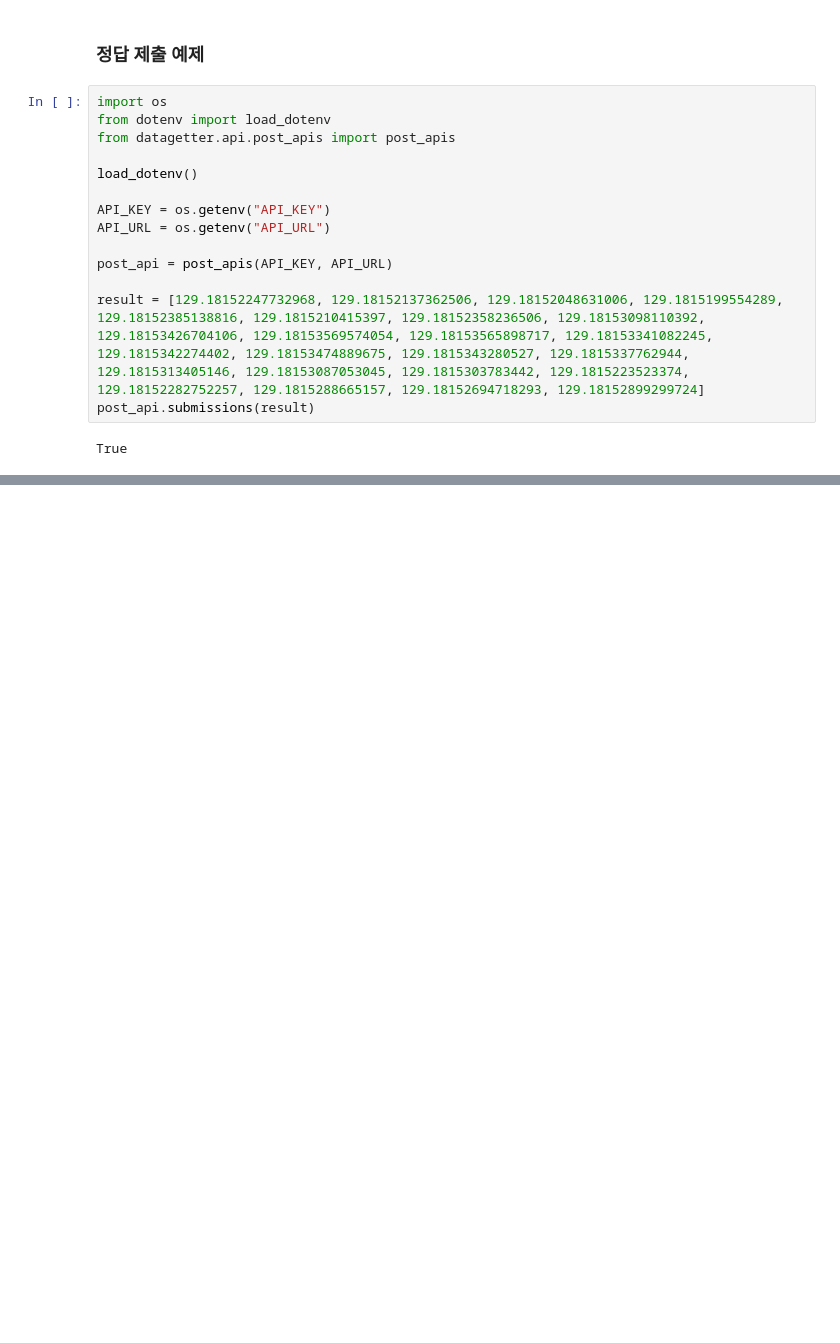
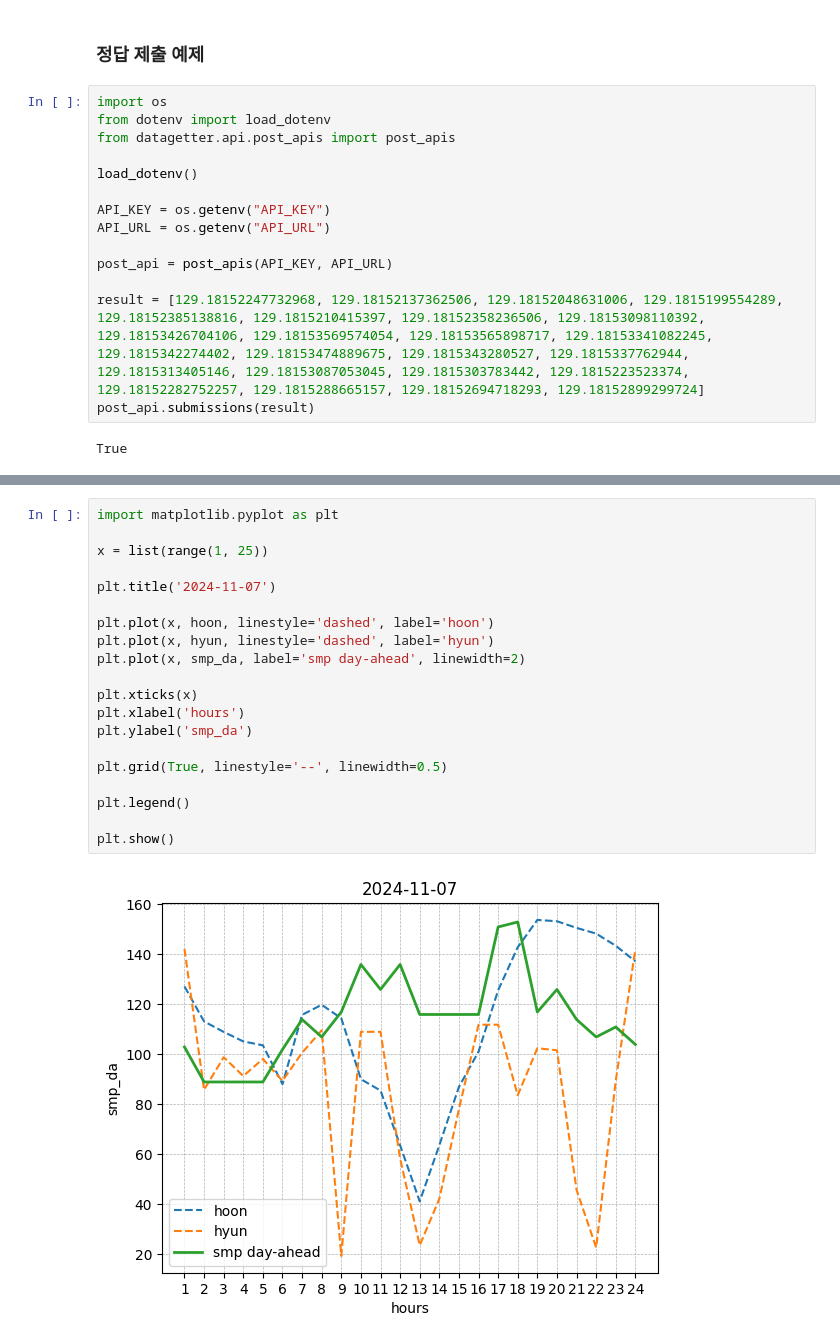
Before and after one commit to bluelemon61/24-OIBC-WolgoksTears, a Jupyter notebook: datagetter_example.ipynb, the cells around one changed output, grey strips where cells are left out. Saved outputs shown, nothing was run; the diff lists cells and outputs as text; blank space fills up the shorter version.

```diff
--- a/datagetter_example.ipynb
+++ b/datagetter_example.ipynb
@@ -27,0 +49,22 @@ True
+# %%
+import matplotlib.pyplot as plt
+
+x = list(range(1, 25))
+
+plt.title('2024-11-07')
+
+plt.plot(x, hoon, linestyle='dashed', label='hoon')
+plt.plot(x, hyun, linestyle='dashed', label='hyun')
+plt.plot(x, smp_da, label='smp day-ahead', linewidth=2)
+
+plt.xticks(x)
+plt.xlabel('hours')
+plt.ylabel('smp_da')
+
+plt.grid(True, linestyle='--', linewidth=0.5)
+
+plt.legend()
+
+plt.show()
+# %% [output]
+[figure, added]
```
Also changed, not shown: parts of 4 cells of this notebook, 4 other files.
